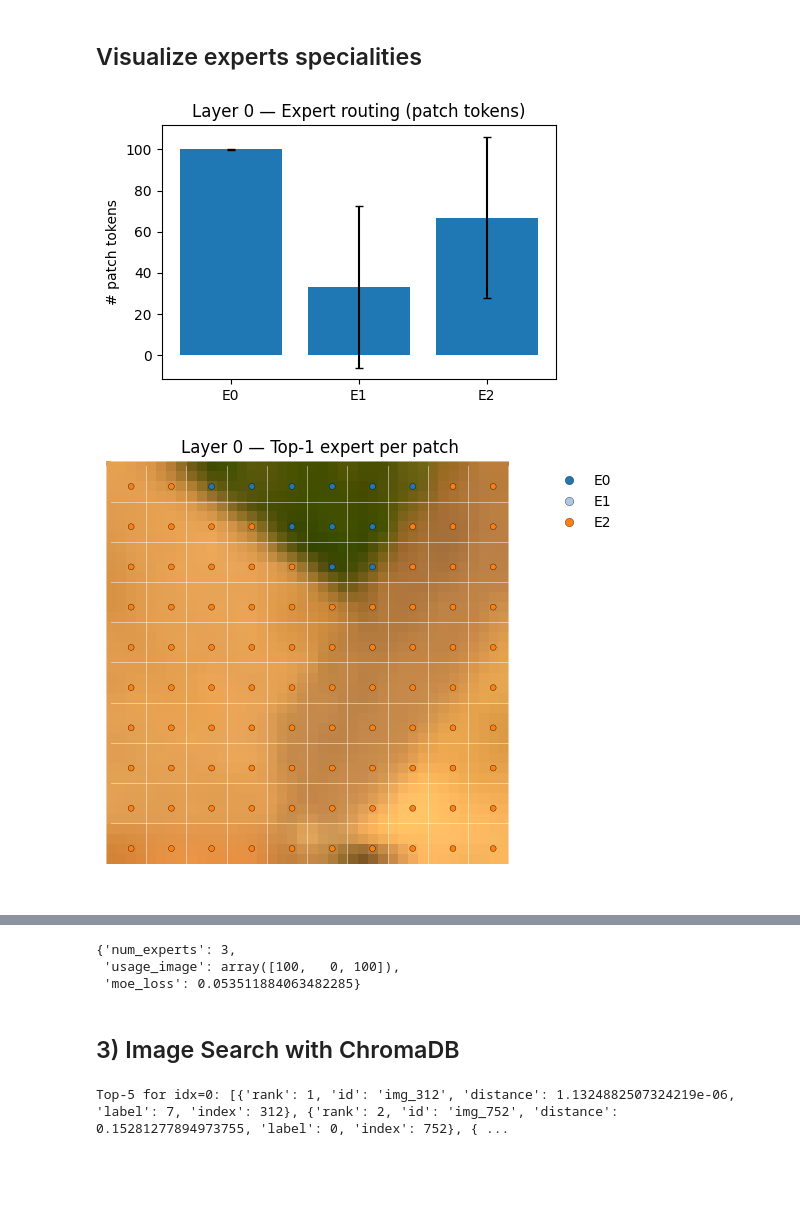
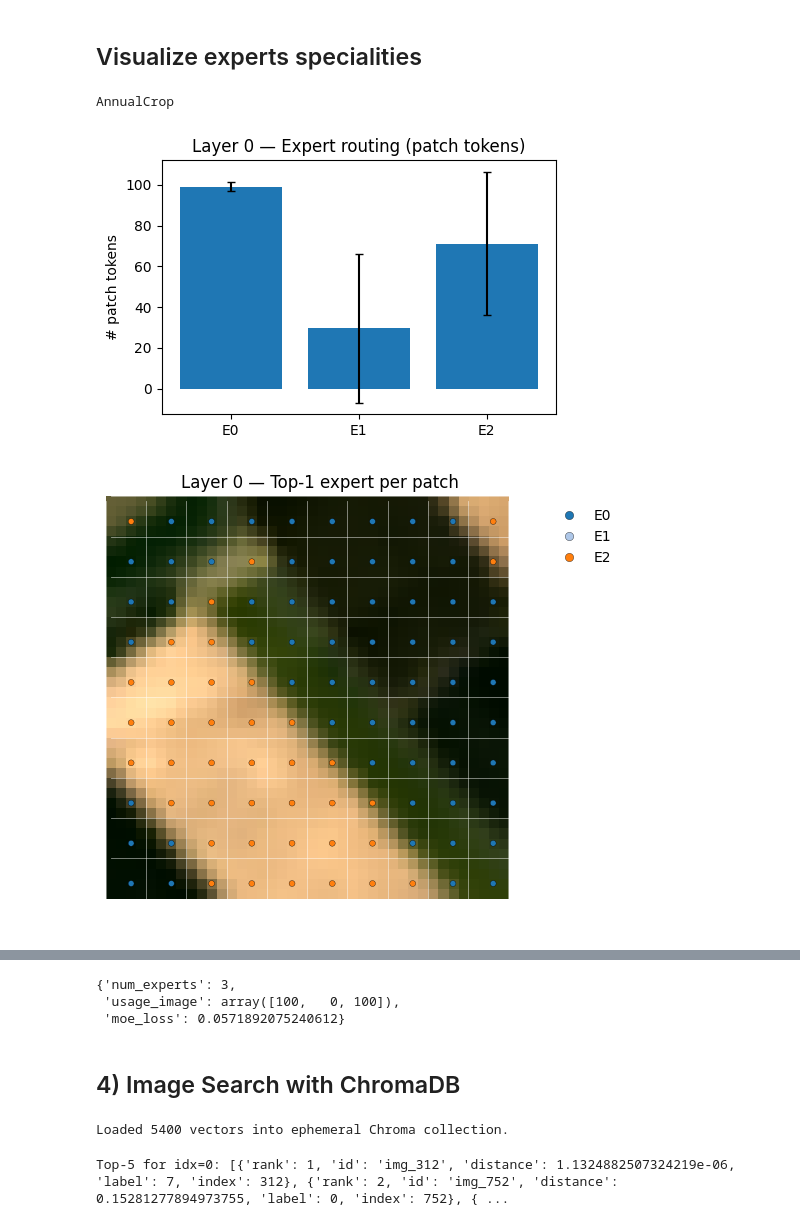
Before and after one commit to AlbughdadiM/BiDS25, a Jupyter notebook: eo4eu_bids25.ipynb, the cells around one changed output, grey strips where cells are left out. Drawn from its saved outputs; the diff is of its cells as text; code cells hidden in the pictures; blank space fills up the shorter version.

```diff
--- a/eo4eu_bids25.ipynb
+++ b/eo4eu_bids25.ipynb
@@ -260,7 +277,7 @@ model_size = "S"
 img_size = 40
 patch_size = 4
 in_channels = 7
-checkpoint_path = "./geo_moe_mae/weights/moe_mae_bigearthnet_ls/pretrained_S_best.pth"
+checkpoint_path = "./geo-moe-mae/weights/moe_mae_bigearthnet_ls/pretrained_S_best.pth"
 encoder = build_model(
         size=model_size,
         img_size=img_size,
@@ -468,17 +479,19 @@ data_iter = iter(test_dataloader)
 imgs, labels = next(data_iter)
 # %%
 # Pick an image and a layer to inspect
-image_index = 6
+image_index = 3#2#1 #15#13
 layer_index = 0
+print (label_class[torch.argmax(labels[image_index])])
 layer_report_simple(
     model,
     imgs,
     image_index=image_index,
     layer_index=layer_index,
     max_values=np.array([65454.0, 65454.0, 65330.308]), # From BigEartInfo STATS
     rgb_bands=(3,2,1),
     device=device
 )
 # %% [output]
+AnnualCrop
-[figure, old version]
+[figure, new version]
-[figure, old version]
+[figure, new version]
@@ -487,8 +500,8 @@ layer_report_simple(
-{'num_experts': 3,
- 'usage_image': array([100,   0, 100]),
- 'moe_loss': 0.053511884063482285}
+{'num_experts': 3,
+ 'usage_image': array([100,   0, 100]),
+ 'moe_loss': 0.0571892075240612}
 # %% [markdown]
-## 3) Image Search with ChromaDB
+## 4) Image Search with ChromaDB
 # %%
 MEAN_ARR = np.array([9405.194, 9649.677, 10425.686, 10444.589, 16067.627, 12699.184, 10596.475])
 STD_ARR = np.array([6016.344, 6095.472, 5839.462, 6068.493, 6271.440, 4256.046, 3130.776])
@@ -508,20 +521,23 @@ perm = np.random.permutation(N)
 X = X[perm]
 Y = Y[perm]
 dataset = Subset(dataset, perm)
-# 1) Flatten + L2-normalize for cosine
+# Flatten + L2-normalize for cosine
 Xf = X.reshape(N, -1)
 Xf = Xf / (np.linalg.norm(Xf, axis=1, keepdims=True) + 1e-12)
 
 ids = [f"img_{i}" for i in range(N)]
 metas = [{"label": int(Y[i]), "index": int(i)} for i in range(N)]
 
-# 2) Chroma index (cosine)
-if os.path.exists("./chroma_demo"):
-    shutil.rmtree("./chroma_demo")
-client = chromadb.PersistentClient(path="./chroma_demo")  # change path if you like
-col = client.get_or_create_collection(name="image_embeddings_demo", metadata={"hnsw:space": "cosine"})
+# ChromDB in memory
+client = chromadb.EphemeralClient()  # in-memory
+col = client.get_or_create_collection(
+    name="image_embeddings_demo",
+    metadata={"hnsw:space": "cosine"}
+)
+
+# Clear any existing data
 try:
-    col.delete(where={})   # clear all to avoid duplicates on re-runs
+    col.delete(where={})
 except Exception:
     pass
 
@@ -530,6 +546,10 @@ col.add(
     embeddings=Xf.tolist(),
     metadatas=metas
 )
+
+print(f"Loaded {N} vectors into ephemeral Chroma collection.")
+# %% [output]
+Loaded 5400 vectors into ephemeral Chroma collection.
 # %%
 def _query(vec_flat_l2norm: np.ndarray, top_k: int = 5):
     res = col.query(
```
Also changed, not shown: parts of 20 cells of this notebook, 1 other file.
